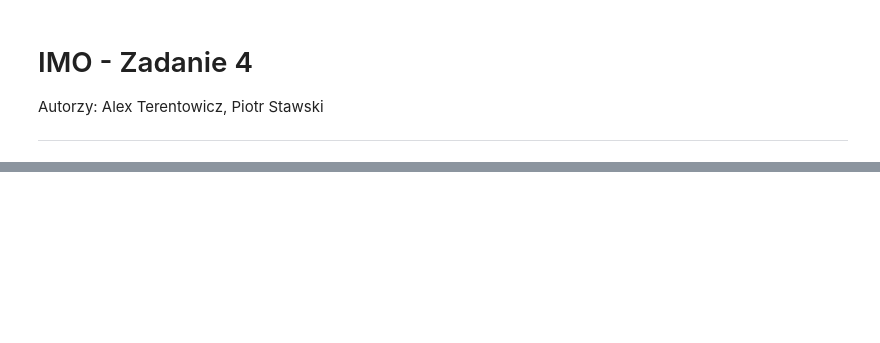
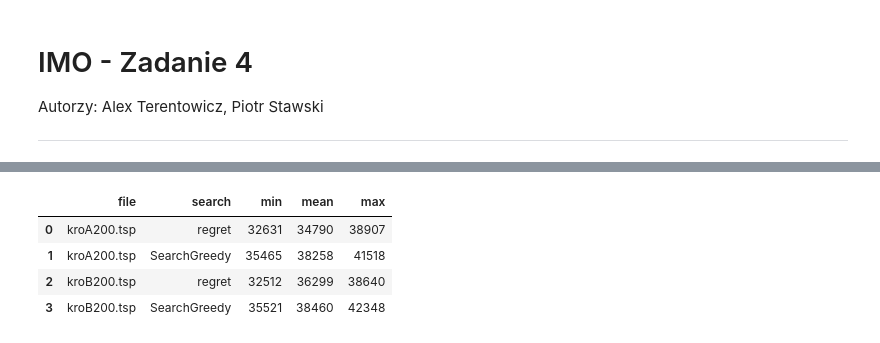
Before and after one commit to StawPiotr/IMO-2024, a Jupyter notebook: lab4/local-extensions.ipynb, the cells around one changed output, grey strips where cells are left out. Cells and saved outputs as stored; diff of their text form; code cells hidden in the pictures; blank space fills up the shorter version.

```diff
--- a/lab4/local-extensions.ipynb
+++ b/lab4/local-extensions.ipynb
@@ -342,0 +343,8 @@ file: kroB200.tsp, search: SearchGreedy, score: 35797.0
+# %%
+scores
+# %% [output]
+|  | file | search | min | mean | max |
+| 0 | kroA200.tsp | regret | 32631 | 34790 | 38907 |
+| 1 | kroA200.tsp | SearchGreedy | 35465 | 38258 | 41518 |
+| 2 | kroB200.tsp | regret | 32512 | 36299 | 38640 |
+| 3 | kroB200.tsp | SearchGreedy | 35521 | 38460 | 42348 |
```
Also changed, not shown: parts of 8 cells of this notebook, 9 other files.
